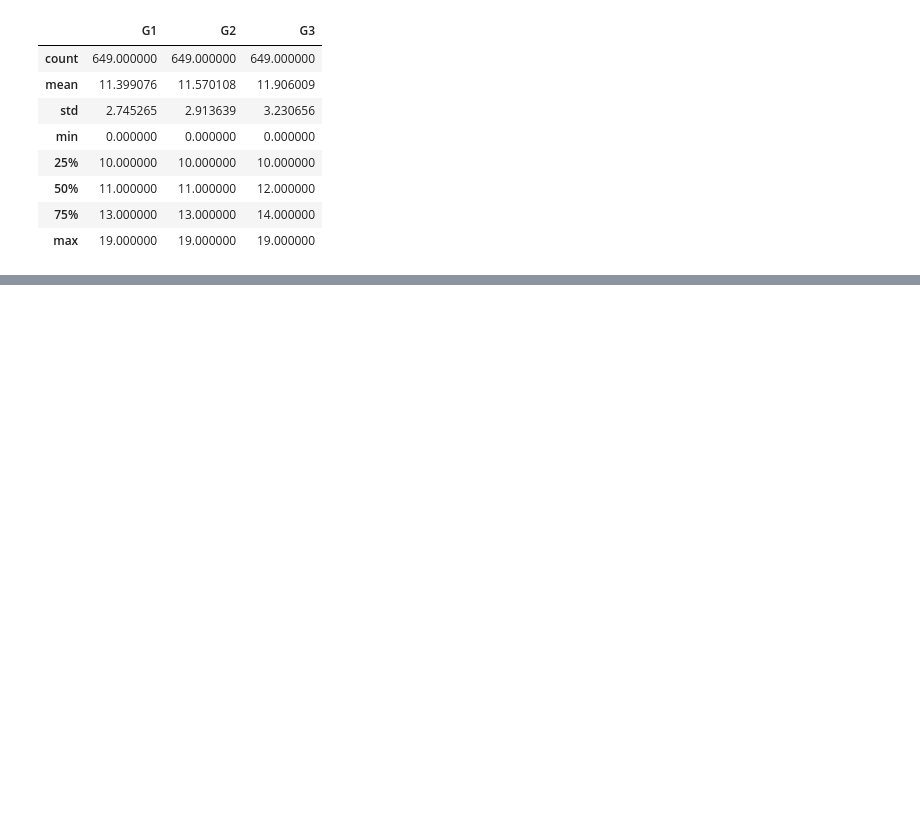
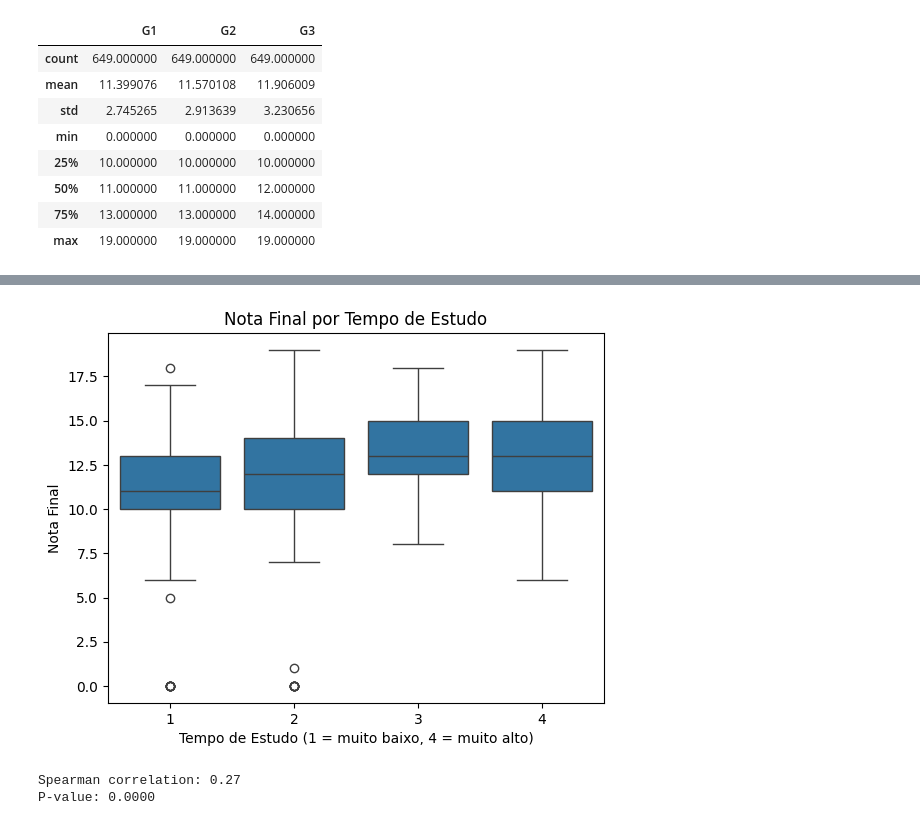
Before and after one commit to Vinicius-VM/trabalho_est-soc_python, a Jupyter notebook: analise.ipynb, the cells around one changed output, grey strips where cells are left out. Drawn from its saved outputs; the diff is of its cells as text; code cells hidden in the pictures; blank space fills up the shorter version.

```diff
--- a/analise.ipynb
+++ b/analise.ipynb
@@ -174,0 +181,20 @@ df[['G1', 'G2', 'G3']].describe()
+# %%
+import seaborn as sns
+import matplotlib.pyplot as plt
+
+sns.boxplot(x='studytime', y='G3', data=df)
+plt.title("Nota Final por Tempo de Estudo")
+plt.xlabel("Tempo de Estudo (1 = muito baixo, 4 = muito alto)")
+plt.ylabel("Nota Final")
+plt.show()
+# %% [output]
+[figure, added]
+# %%
+from scipy.stats import spearmanr
+
+rho, pval = spearmanr(df['studytime'], df['G3'])
+print(f"Spearman correlation: {rho:.2f}")
+print(f"P-value: {pval:.4f}")
+# %% [output]
+Spearman correlation: 0.27
+P-value: 0.0000
```
Also changed, not shown: parts of 29 cells of this notebook.
